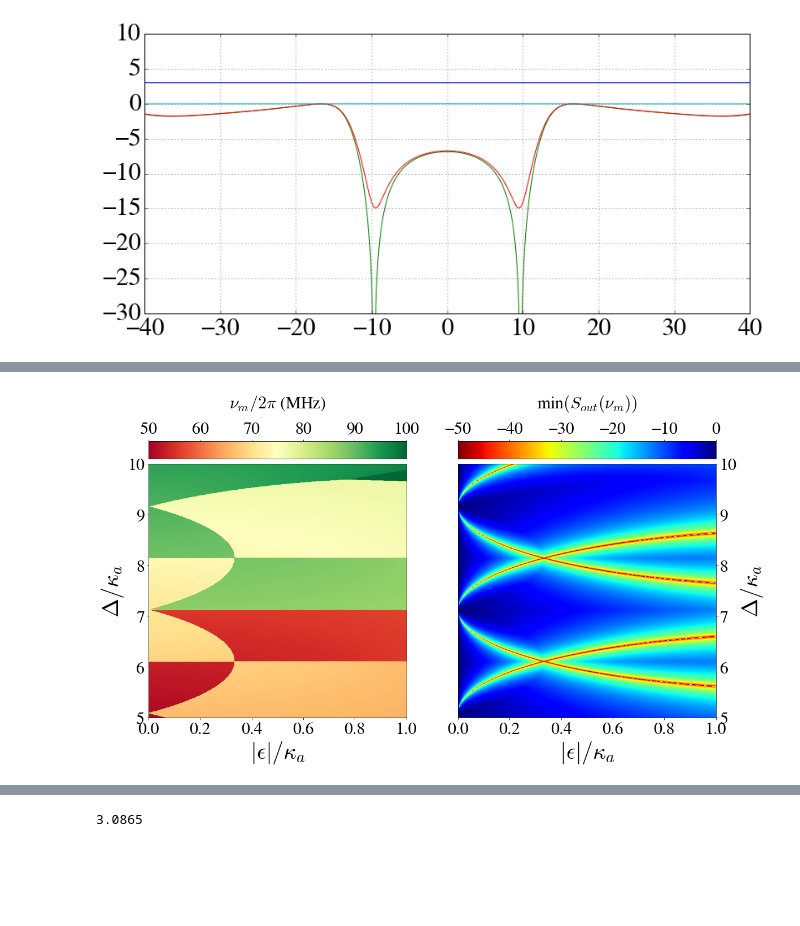
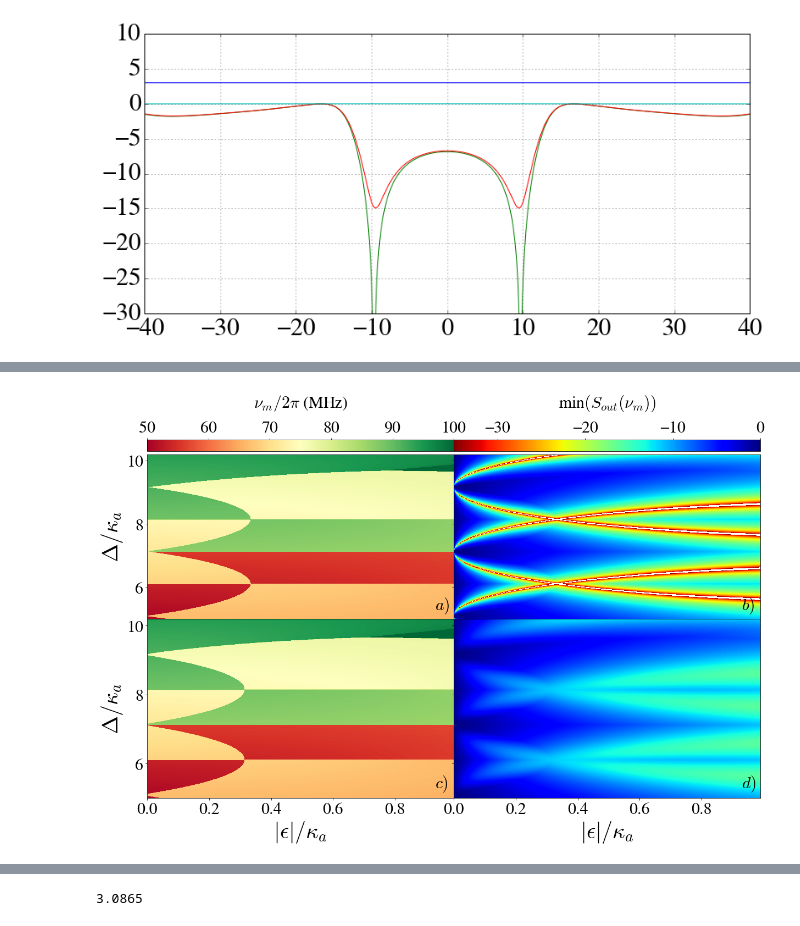
Before and after one commit to nemetniki/General-linear-model, a Jupyter notebook: NDPApaper_figures.ipynb, the cells around one changed output, grey strips where cells are left out. Cells and saved outputs as stored; diff of their text form; code cells hidden in the pictures; blank space fills up the shorter version.

```diff
--- a/NDPApaper_figures.ipynb
+++ b/NDPApaper_figures.ipynb
@@ -681,13 +764,14 @@ Elapsed time: 0:0:33:42
 # %%
-fig = plt.figure(figsize=(18,9))
+fig,ax = plt.subplots(2,2,figsize=(20,12))
+subplots_adjust(left=None, bottom=None, right=None, top=None,
+                wspace=0.000, hspace=0.0)#ax = fig.add_subplot(1, 1, 1, projection='3d')
 #ax = fig.add_subplot(1, 1, 1, projection='3d')
-ax = fig.add_subplot(1, 2, 1)
-ax2 = fig.add_subplot(1, 2, 2)
 #ax = fig.add_subplot(1, 1, 1)
 #p = ax.plot_surface(tam, tbm, nus, alpha=1.0,rstride=1, cstride=1, cmap=cm.RdYlGn, linewidth=0, antialiased=False)
 levels1 = np.linspace(50.0, 100.0, 5000)
-p = ax.contourf(epsm, Delm, nus, alpha=1.0,levels=levels1,rstride=1, cstride=1, cmap=cm.RdYlGn, linewidth=0, antialiased=False)
-ax_divider = make_axes_locatable(ax)
+p = ax[0][0].contourf(epsm, Delm, nus, alpha=1.0,levels=levels1,cmap=cm.RdYlGn, antialiased=False)
+pL = ax[1][0].contourf(epsm, Delm, nusL, alpha=1.0,levels=levels1,cmap=cm.RdYlGn, antialiased=False)
+ax_divider = make_axes_locatable(ax[0][0])
 cax = ax_divider.append_axes("top", size="7%", pad="2%")
 
 cp = fig.colorbar(p, cax=cax,ticks=np.arange(50,101,10), orientation="horizontal")
@@ -711,47 +795,49 @@ cp.ax.set_title('$\\nu_{m}/2\pi$ (MHz)\n', linespacing=2,**fsfont,fontsize=30)
 #                   verticalalignment='top',
 #                   horizontalalignment='left')
 
 #ax.tick_params(axis='x', which='major', pad=0)
 #ax.tick_params(axis='y', which='major', pad=5)
 #ax.tick_params(axis='z', which='major', pad=10)
 #ax.w_zaxis.set_pane_color((1.0, 1.0, 1.0))
 #ax.w_xaxis.set_pane_color((1.0, 1.0, 1.0))
 #ax.w_yaxis.set_pane_color((1.0, 1.0, 1.0))
 #levels = np.arange(-30.0, 0, 1.0)
 #ax.invert_xaxis()
 #ax.invert_yaxis()
 #ax.set_xticks([4., 3., 2., 1., 0.])
 #ax.set_yticks([4., 3., 2., 1., 0.])
 #ax.set_zticks([0., 5., 10., 15.])
 #ax.view_init(elev=20., azim=-75)
 #ax.view_init(elev=20., azim=-110)
 #cset = ax.contour(tam, tbm, Smin,levels=levels, zdir='z', offset=-10.5, cmap=cm.jet_r)
-levels = np.linspace(-50.0, 0, 2000)
-cset = ax2.contourf(epsm, Delm, Smin,levels=levels, zdir='z', offset=-10.5, cmap=cm.jet_r)
+levels = np.linspace(-35.0, 0, 2000)
+cset = ax[0][1].contourf(epsm, Delm, Smin,levels=levels, cmap=cm.jet_r)
+csetL = ax[1][1].contourf(epsm, Delm, SminL,levels=levels, cmap=cm.jet_r)
 #cset = ax.contour(tam, tbm, Smin,levels=levels,  cmap=cm.RdYlGn)
 #cb = fig.colorbar(cset, shrink=0.6)
-ax2_divider = make_axes_locatable(ax2)
+ax2_divider = make_axes_locatable(ax[0][1])
 cax2 = ax2_divider.append_axes("top", size="7%", pad="2%")
 
-cb = fig.colorbar(cset, cax=cax2, ticks=np.arange(-50,1,10), orientation="horizontal")
+cb = fig.colorbar(cset, cax=cax2, ticks=np.arange(-30,1,10), orientation="horizontal")
 cax2.xaxis.set_ticks_position("top")
 cb.ax.set_title('min$(S_{out}(\\nu_{m}))$\n', linespacing=2,**fsfont,fontsize=30)
-ax.set_xlabel('$|\epsilon|/\kappa_a$',fontsize = 40,**fsfont,linespacing=1.5)
-ax.set_ylabel('$\Delta/\kappa_a$',fontsize = 40,**fsfont,linespacing=1.5)
-ax2.set_xlabel('$|\epsilon|/\kappa_a$',fontsize = 40,**fsfont,linespacing=1.5)
-ax2.set_ylabel('$\Delta/\kappa_a$',fontsize = 40,**fsfont,linespacing=1.5)
-ax2.yaxis.tick_right()
-ax2.yaxis.set_label_position("right")
+for i in range(2):
+    labelx = [item.get_text() for item in ax[0][i].get_xticklabels()]
+    labely = [item.get_text() for item in ax[i][1].get_yticklabels()]
+    empty_x = ['']*len(labelx)
+    empty_y = ['']*len(labely)
+    ax[0][i].set_xticklabels(empty_x)
+    ax[i][1].set_yticklabels(empty_y)
+    ax[1][i].set_xlabel('$|\epsilon|/\kappa_a$',fontsize = 40,**fsfont,linespacing=1.5)
+    ax[i][0].set_ylabel('$\Delta/\kappa_a$',fontsize = 40,**fsfont,linespacing=1.5)
+
+letter = ["$a)$","$b)$","$c)$","$d)$"]
+for i in range(4):
+    ax[int(i/2)][i%2].text(.93, 5.3, letter[i], fontsize=30)
 #ax.zaxis.set_rotate_label(False)
 #ax.set_zlabel('\n$\\nu_{m}/2\pi$ (MHz)',fontsize = 40,**fsfont,linespacing=1.5, rotation=270)
 #ax.xticks(fontsize = 35,**fsfont)
 #ax.yticks(fontsize = 35,**fsfont)
 plt.show()
-end=time.clock()
-durd=int((end-start)/60./60./24.)
-durh=int((end-start)/60./60-24*durd)
-durm=int((end-start)/60.-(24*durd+durh)*60.)
-durs=int((end-start)-((24*durd+durh)*60+durm)*60)
-print("Elapsed time: %d:%d:%d:%d" % (durd,durh,durm,durs))
 # %% [output]
-[figure, old version]
+[figure, new version]
```
Also changed, not shown: parts of 9 cells of this notebook, 10 other files.
